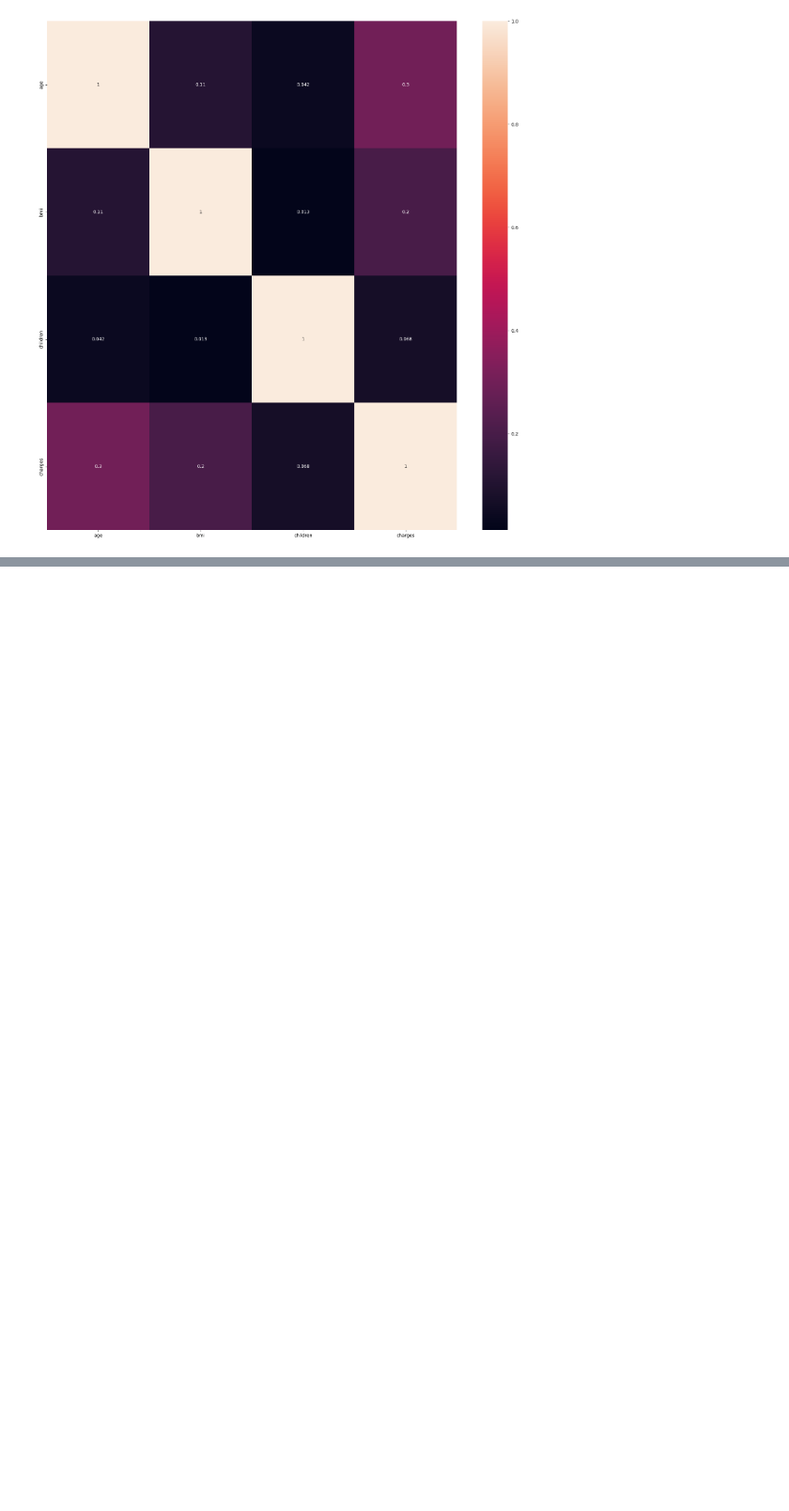
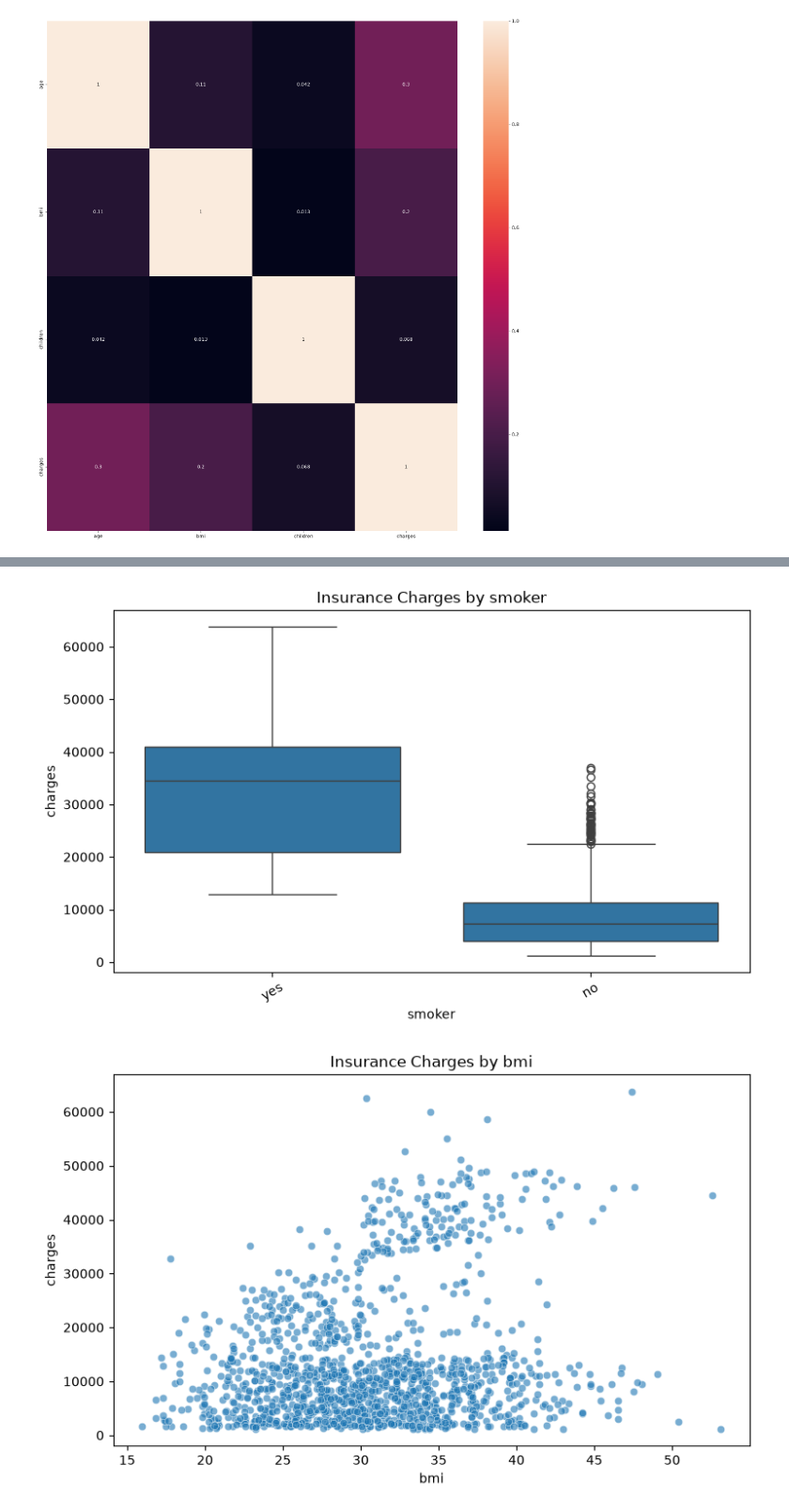
Before and after one commit to miguelestradam3/insurance_charge_prediction, a Jupyter notebook: main.ipynb, the cells around one changed output, grey strips where cells are left out. Shown at 94% size. Cells and saved outputs as stored; diff of their text form; code cells hidden in the pictures; blank space fills up the shorter version.

```diff
--- a/main.ipynb
+++ b/main.ipynb
@@ -186,0 +364,28 @@ Adjusted R2 = 0.8364142628555635
+# %%
+# Select up to four leading variables from permutation importance
+top_features = permutation_importance_df.head(4)["feature"].tolist()
+
+for feature in top_features:
+    plt.figure(figsize=(8, 5))
+
+    if pd.api.types.is_numeric_dtype(insurance_df[feature]):
+        sns.scatterplot(
+            data=insurance_df,
+            x=feature,
+            y="charges",
+            alpha=0.6
+        )
+    else:
+        sns.boxplot(
+            data=insurance_df,
+            x=feature,
+            y="charges"
+        )
+        plt.xticks(rotation=30)
+
+    plt.title(f"Insurance Charges by {feature}")
+    plt.tight_layout()
+    plt.show()
+# %% [output]
+[figure, added]
+[figure, added]
```
Also changed, not shown: parts of 32 cells of this notebook.
